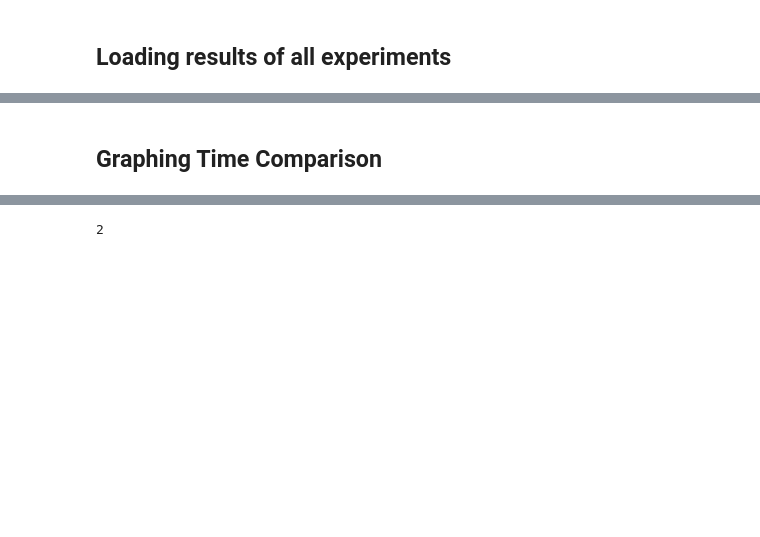
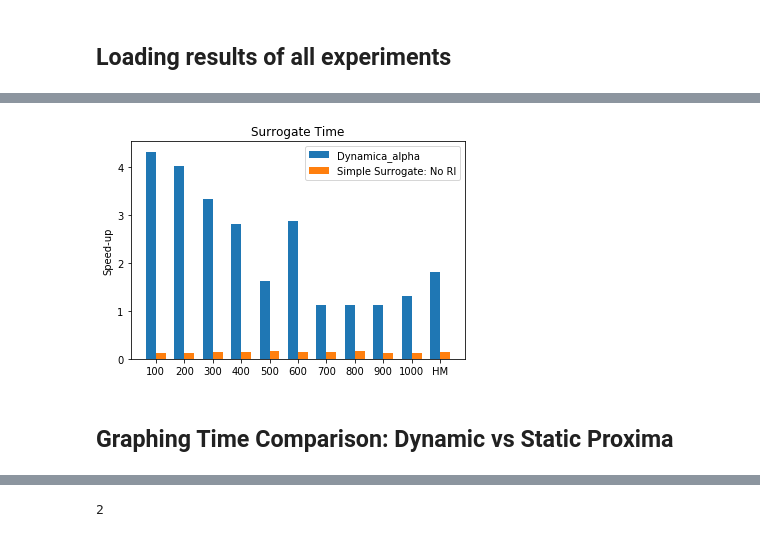
Before and after one commit to YulianaGomez/proxima_analysis, a Jupyter notebook: notebooks/Speedup_bar_chart.ipynb, the cells around one changed output, grey strips where cells are left out. Drawn from its saved outputs; the diff is of its cells as text; code cells hidden in the pictures; blank space fills up the shorter version.

```diff
--- a/notebooks/Speedup_bar_chart.ipynb
+++ b/notebooks/Speedup_bar_chart.ipynb
@@ -60,5 +69,27 @@ _temp_sa, _t_sa, _speedup_sa = zip(*sorted(zip(_temp_sa, _t_sa,_speedup_sa)))
+# %%
+labels = list(_temp_ssnort)
+
+x = np.arange(len(labels))  # the label locations
+width = 0.35  # the width of the bars
+fig, ax = plt.subplots()
+
+rects1 = ax.bar(x - width/2, list(_speedup_sa), width, label='Dynamica_alpha')
+rects2 = ax.bar(x + width/2, list(_speedup_ssnort), width, label='Simple Surrogate: No RI')
+
+# Add some text for labels, title and custom x-axis tick labels, etc.
+ax.set_ylabel('Speed-up')
+ax.set_title('Surrogate Time')
+ax.set_xticks(x)
+ax.set_xticklabels(labels)
+ax.legend()
+
+
+
+plt.show()
+# %% [output]
+[figure, added]
 # %% [markdown]
-## Graphing Time Comparison
+## Graphing Time Comparison: Dynamic vs Static Proxima
 # %%
 labels = list(_temp_sa)
 
```
Also changed, not shown: parts of 13 cells of this notebook, 4 other files.
